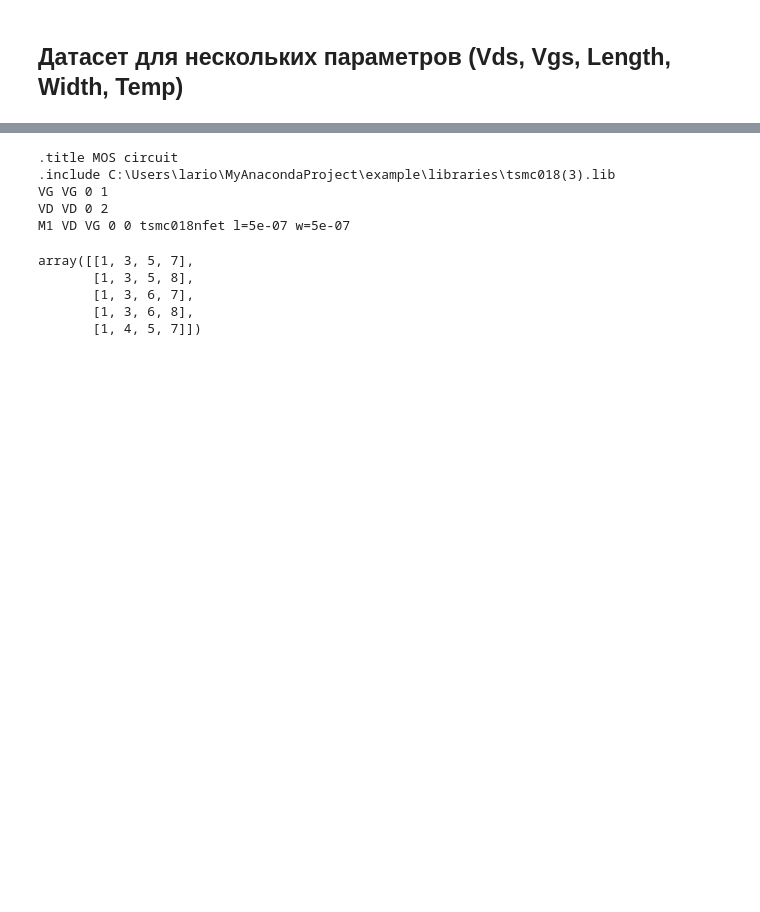
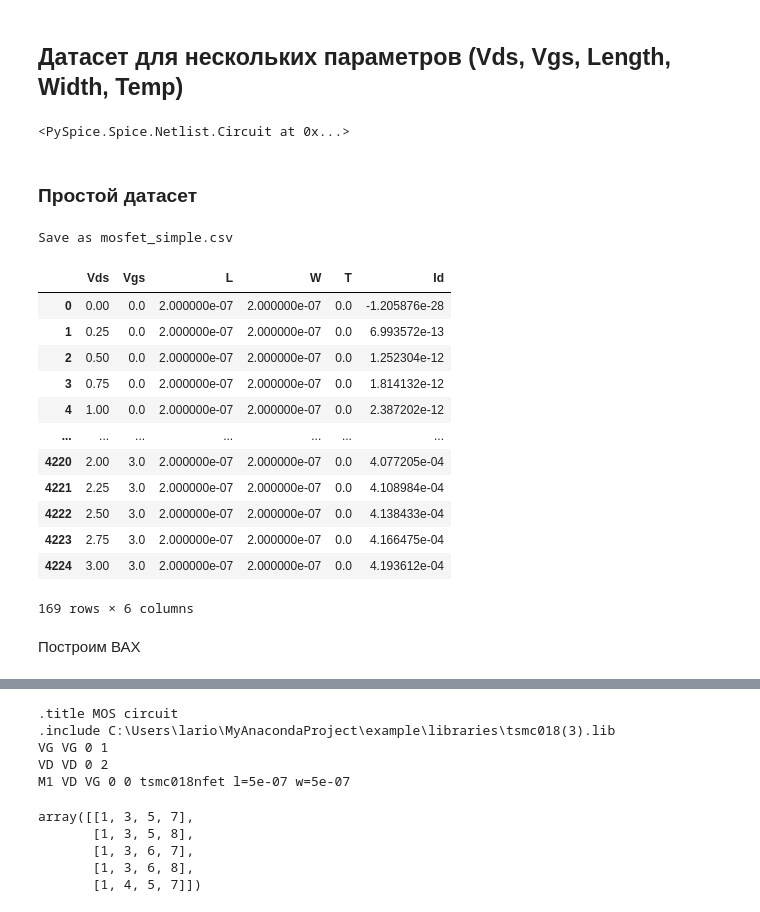
Before and after one commit to Larionov-Semyon/mosfet, a Jupyter notebook: dataset.ipynb, the cells around one changed output, grey strips where cells are left out. Drawn from its saved outputs; the diff is of its cells as text; code cells hidden in the pictures; blank space fills up the shorter version.

Commit message:
new dataset

```diff
--- a/dataset.ipynb
+++ b/dataset.ipynb
@@ -593,0 +618,3 @@ plt.show()
+# %%
+with open(PATH + '/tsmc018(3).lib') as f:
+    print(f.read())
@@ -593,0 +642,14 @@ plt.show()
+# %%
+with open (PATH + '/tsmc018(3).lib', 'r') as f:
+    old_data = f.read()
+
+for i in range(NUM_FILES):
+    new_data = old_data.replace('tsmc018nfet', f'tsmc018nfet_{i}')
+    new_data = new_data.replace('+U0      = 263.5112775', f'+U0 = {263.5112775 * np.random.normal(1, 0.05)}')
+    new_data = new_data.replace('VTH0    = 0.3669193', f'VTH0 = {0.3669193 * np.random.normal(1, 0.05)}')
+    new_data = new_data.replace('VOFF    = -0.0895222', f'VOFF = {-0.0895222 * np.random.normal(1, 0.05)}')
+    new_data = new_data.replace('KETA    = -8.579587E-3', f'KETA = {-8.579587E-3 * np.random.normal(1, 0.05)}')
+    new_data = new_data.replace('TNOM    = 27', f'TNOM = {27 * np.random.normal(1, 0.05)}')
+
+    with open (f'./tsmc018nfet/tsmc018_{i}.lib', 'w') as f:
+        f.write(new_data)
@@ -594,2 +733,4 @@ plt.show()
 # %% [markdown]
 ## Датасет для нескольких параметров (Vds, Vgs, Length, Width, Temp)
+# %%
+spice_library = SpiceLibrary("C:/Users/lario/MyAnacondaProject/example/libraries")
@@ -595,0 +836,5 @@ plt.show()
+# %%
+nfet = MOS_Circuit('tsmc018nfet')
+nfet.create_circuit()
+# %% [output]
+<PySpice.Spice.Netlist.Circuit at 0x...>
@@ -595,0 +949,36 @@ plt.show()
+# %% [markdown]
+### Простой датасет
+# %%
+database_simple = Database(
+    model='tsmc018nfet',
+    vd_slice = slice(0, 3.1, .25),
+    vg_range = np.arange(0, 3.1, .25),
+    l_range  = np.array([200e-9, 400e-9, 1000e-9]),
+    w_range  = np.array([200e-9, 400e-9, 1000e-9]),
+    t_range  = np.arange(0, 51, 25),
+#     noise_mob = 0.05,
+)
+database_simple.create_dataset()
+database_simple.to_csv('mosfet_simple.csv')
+# %% [output]
+Save as mosfet_simple.csv
+# %%
+db = database_simple.data_to_pandas()
+# db
+db[(db['L'] == 2e-7) & (db['W'] == 2e-7) & (db['T'] == 0)]
+# %% [output]
+|  | Vds | Vgs | L | W | T | Id |
+| 0 | 0.00 | 0.0 | 2.000000e-07 | 2.000000e-07 | 0.0 | -1.205876e-28 |
+| 1 | 0.25 | 0.0 | 2.000000e-07 | 2.000000e-07 | 0.0 | 6.993572e-13 |
+| 2 | 0.50 | 0.0 | 2.000000e-07 | 2.000000e-07 | 0.0 | 1.252304e-12 |
+| 3 | 0.75 | 0.0 | 2.000000e-07 | 2.000000e-07 | 0.0 | 1.814132e-12 |
+| 4 | 1.00 | 0.0 | 2.000000e-07 | 2.000000e-07 | 0.0 | 2.387202e-12 |
+| ... | ... | ... | ... | ... | ... | ... |
+| 4220 | 2.00 | 3.0 | 2.000000e-07 | 2.000000e-07 | 0.0 | 4.077205e-04 |
+| 4221 | 2.25 | 3.0 | 2.000000e-07 | 2.000000e-07 | 0.0 | 4.108984e-04 |
+| 4222 | 2.50 | 3.0 | 2.000000e-07 | 2.000000e-07 | 0.0 | 4.138433e-04 |
+| 4223 | 2.75 | 3.0 | 2.000000e-07 | 2.000000e-07 | 0.0 | 4.166475e-04 |
+| 4224 | 3.00 | 3.0 | 2.000000e-07 | 2.000000e-07 | 0.0 | 4.193612e-04 |
+169 rows × 6 columns
+# %% [markdown]
+Построим ВАХ
```
Also changed, not shown: parts of 103 cells of this notebook, 20 other files.
